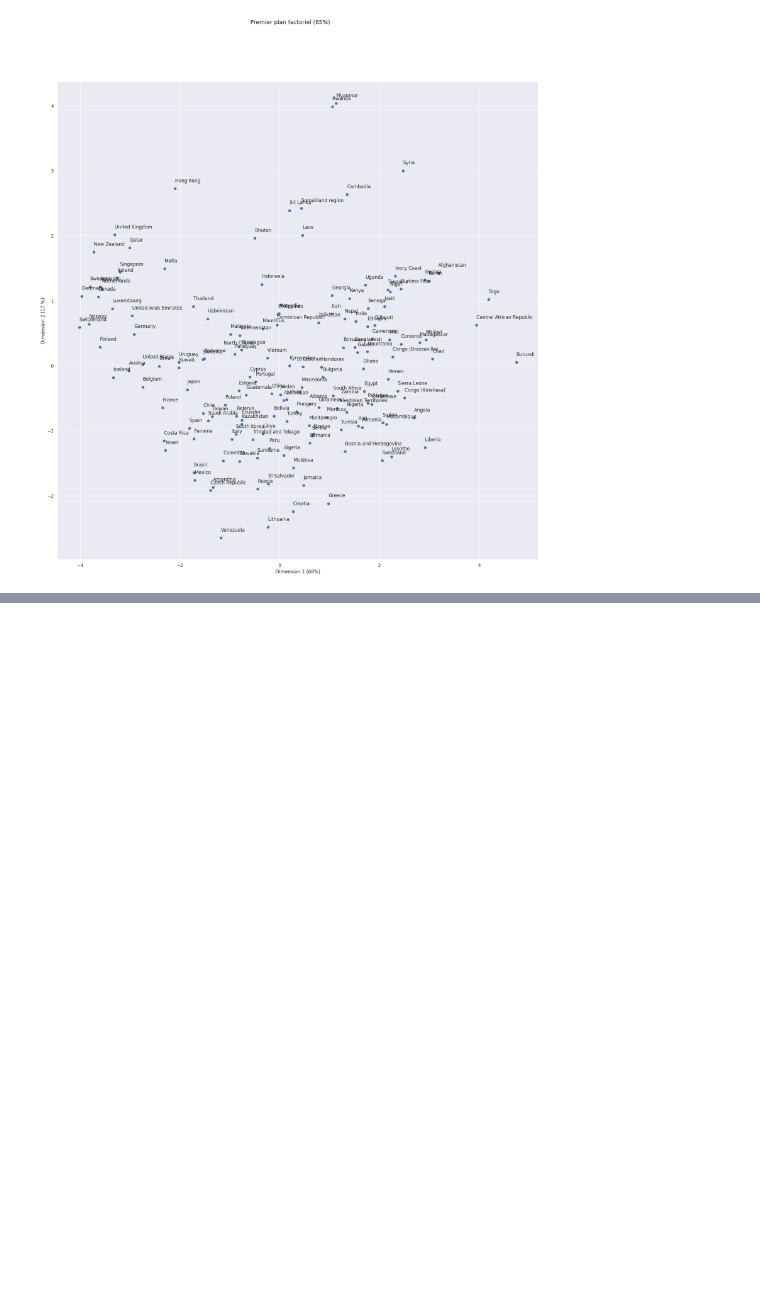
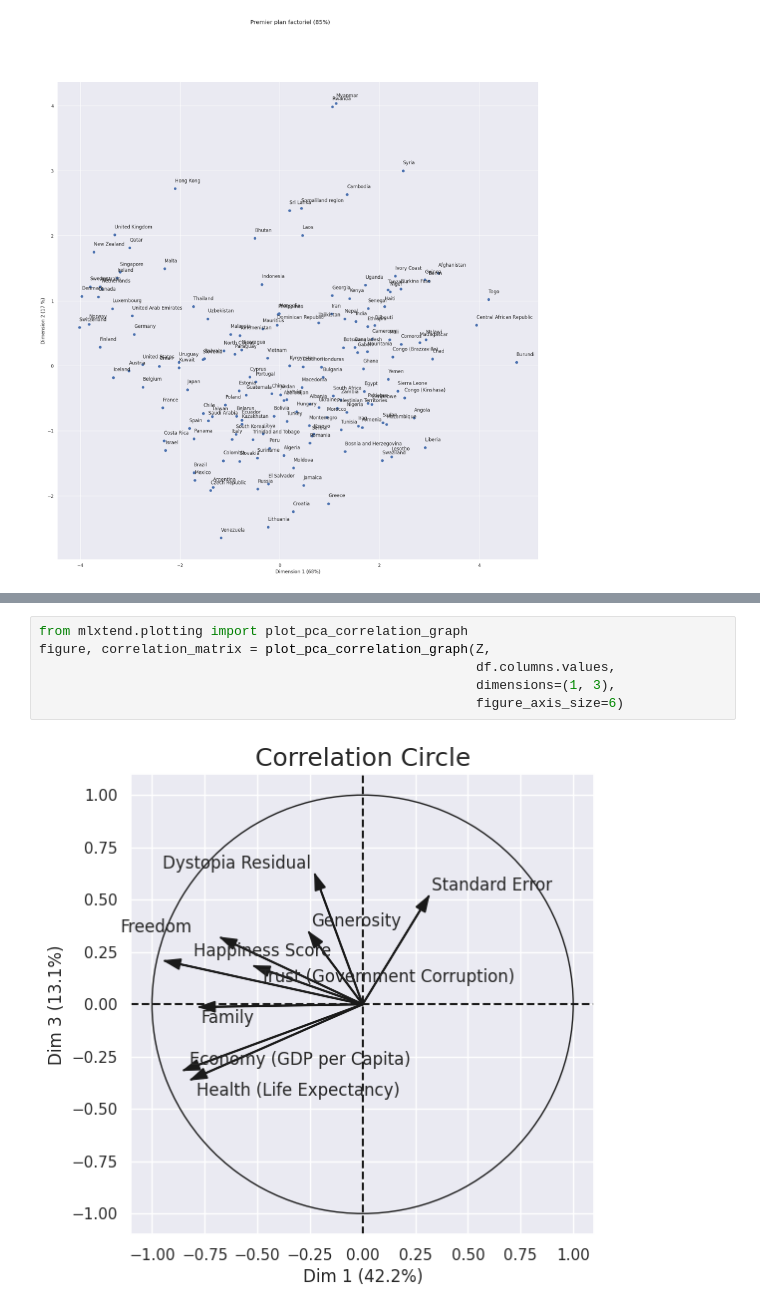
Before and after one commit to Zaid87648326/data-analytics-project, a Jupyter notebook: acp.ipynb, the cells around one changed output, grey strips where cells are left out. Saved outputs shown, nothing was run; the diff lists cells and outputs as text; blank space fills up the shorter version.

```diff
--- a/acp.ipynb
+++ b/acp.ipynb
@@ -79,0 +141,8 @@ plt.show()
+# %%
+from mlxtend.plotting import plot_pca_correlation_graph
+figure, correlation_matrix = plot_pca_correlation_graph(Z,
+                                                        df.columns.values,
+                                                        dimensions=(1, 3),
+                                                        figure_axis_size=6)
+# %% [output]
+[figure, added]
```
Also changed, not shown: parts of 7 cells of this notebook.
